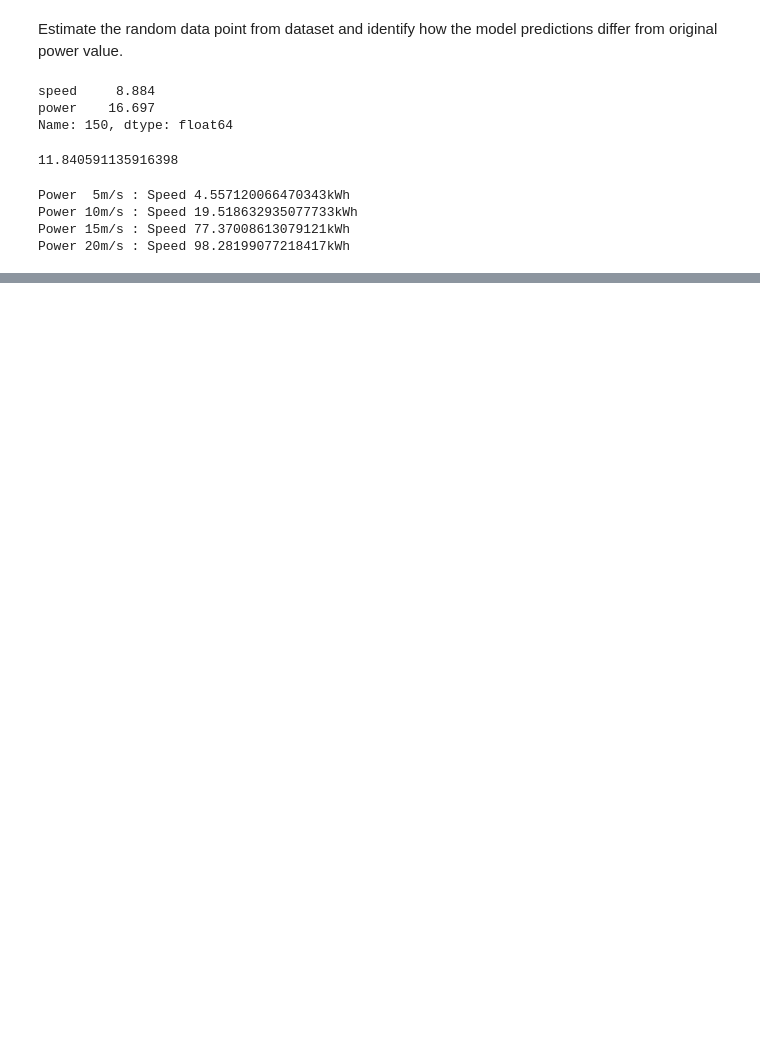
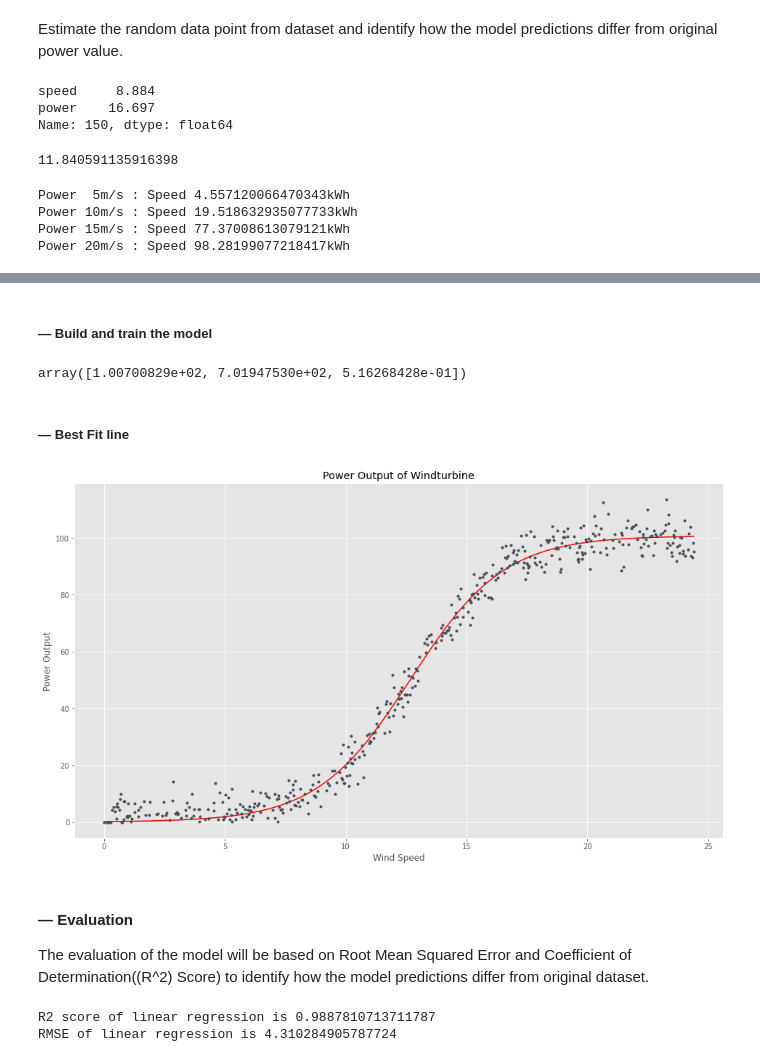
Before and after one commit to mizydorek/Fundamentals-of-Data-Analysis-Project-2020, a Jupyter notebook: project.ipynb, the cells around one changed output, grey strips where cells are left out. Saved outputs shown, nothing was run; the diff lists cells and outputs as text; code cells hidden in the pictures; blank space fills up the shorter version.

Commit message:
added Logistic model

```diff
--- a/project.ipynb
+++ b/project.ipynb
@@ -542,0 +562,43 @@ Power 20m/s : Speed 98.28199077218417kWh
+# %% [markdown]
+##### — Build and train the model
+# %%
+# Logistic function.
+# Adopted from https://stackoverflow.com/questions/60160803/scipy-optimize-curve-fit-for-logistic-function
+def func(x, a, b, c):
+    return a / (1 + b * np.exp(-c * x))
+# %%
+# Initial guess for the parameters.
+bounds=(max(power), np.median(power),min(power))
+
+# Use non-linear least squares to fit a function to data.
+popt, pcov = curve_fit(func, speed, power, bounds)
+popt
+# %% [output]
+array([1.00700829e+02, 7.01947530e+02, 5.16268428e-01])
+# %% [markdown]
+##### — Best Fit line
+# %%
+# Plot speed and power and the regression line.
+plt.plot(speed, func(speed, *popt), 'r-',)
+plt.plot(x, y, '.');
+plt.title('Power Output of Windturbine')
+plt.xlabel('Wind Speed')
+plt.ylabel('Power Output');
+# %% [output]
+[figure, added]
+# %% [markdown]
+#### — Evaluation
+
+The evaluation of the model will be based on  Root Mean Squared Error and Coefficient of Determination((R^2) Score) to identify how the model predictions differ from original dataset.
+# %%
+# Calculate the R-squared value.
+r2 = r2_score(y, func(speed, *popt))
+
+# Calculate Root Mean Squared Error.
+rmse = np.sqrt(mean_squared_error(power, func(speed, *popt)))
+
+print('''R2 score of linear regression is {}
+RMSE of linear regression is {}'''.format(r2, rmse))
+# %% [output]
+R2 score of linear regression is 0.9887810713711787
+RMSE of linear regression is 4.310284905787724
```
Also changed, not shown: parts of 13 cells of this notebook.
